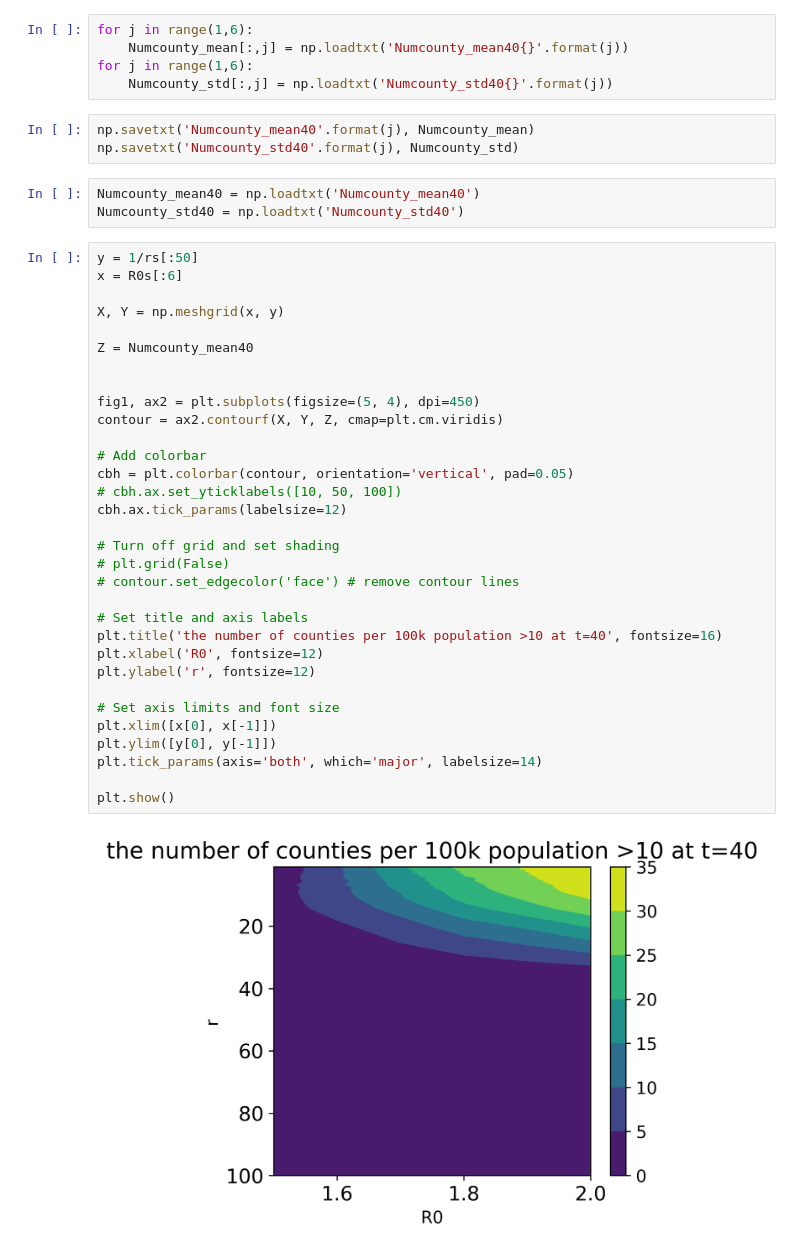
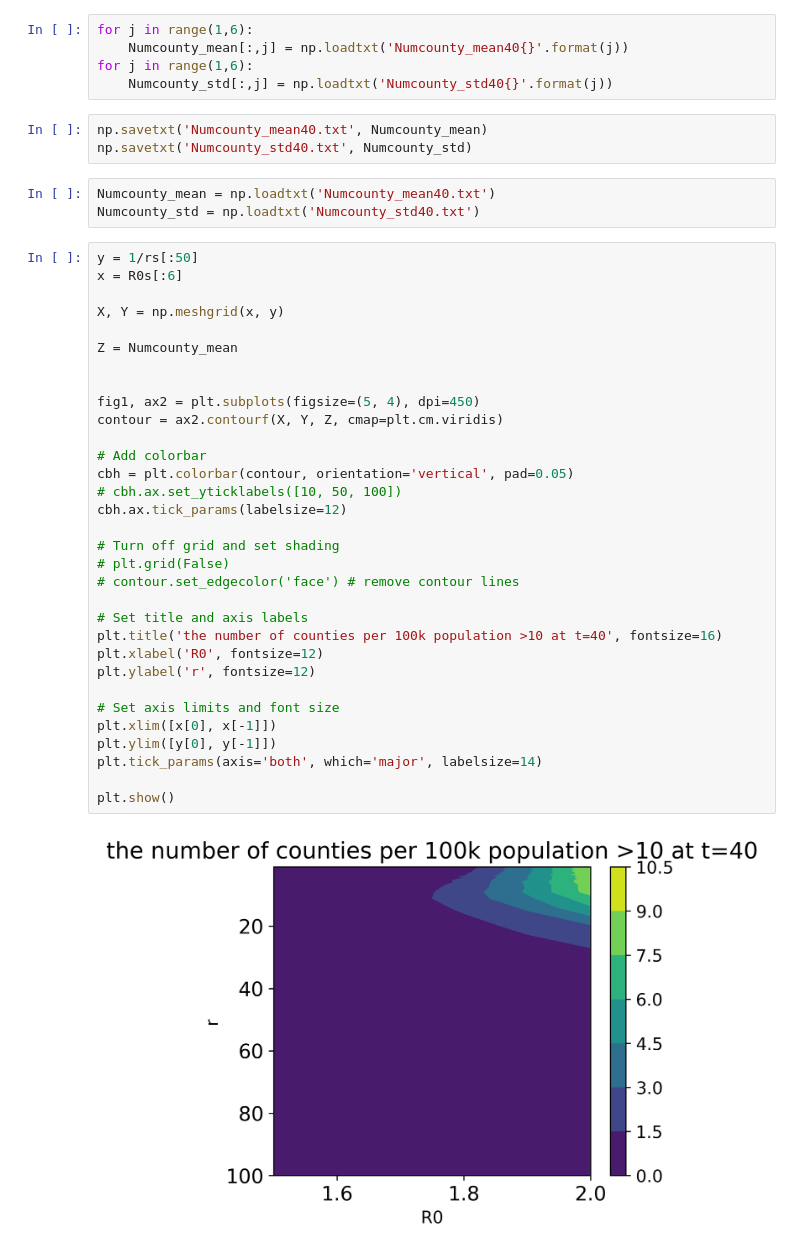
Before and after one commit to Qing1011/branchingmodel, a Jupyter notebook: notebook/j-0.ipynb, the cells around one changed output. Drawn from its saved outputs; the diff is of its cells as text.

```diff
--- a/notebook/j-0.ipynb
+++ b/notebook/j-0.ipynb
@@ -185,42 +186,42 @@ for j in range(1,6):
 for j in range(1,6):
     Numcounty_std[:,j] = np.loadtxt('Numcounty_std40{}'.format(j))
 # %%
-np.savetxt('Numcounty_mean40'.format(j), Numcounty_mean)
-np.savetxt('Numcounty_std40'.format(j), Numcounty_std)
+np.savetxt('Numcounty_mean40.txt', Numcounty_mean)
+np.savetxt('Numcounty_std40.txt', Numcounty_std)
 # %%
-Numcounty_mean40 = np.loadtxt('Numcounty_mean40')
-Numcounty_std40 = np.loadtxt('Numcounty_std40')
+Numcounty_mean = np.loadtxt('Numcounty_mean40.txt')
+Numcounty_std = np.loadtxt('Numcounty_std40.txt')
 # %%
 y = 1/rs[:50]
 x = R0s[:6]
 
 X, Y = np.meshgrid(x, y)
 
-Z = Numcounty_mean40
+Z = Numcounty_mean
 
 
 fig1, ax2 = plt.subplots(figsize=(5, 4), dpi=450)
 contour = ax2.contourf(X, Y, Z, cmap=plt.cm.viridis)
 
 # Add colorbar
 cbh = plt.colorbar(contour, orientation='vertical', pad=0.05)
 # cbh.ax.set_yticklabels([10, 50, 100])
 cbh.ax.tick_params(labelsize=12)
 
 # Turn off grid and set shading
 # plt.grid(False)
 # contour.set_edgecolor('face') # remove contour lines
 
 # Set title and axis labels
 plt.title('the number of counties per 100k population >10 at t=40', fontsize=16)
 plt.xlabel('R0', fontsize=12)
 plt.ylabel('r', fontsize=12)
 
 # Set axis limits and font size
 plt.xlim([x[0], x[-1]])
 plt.ylim([y[0], y[-1]])
 plt.tick_params(axis='both', which='major', labelsize=14)
 
 plt.show()
 # %% [output]
-[figure, old version]
+[figure, new version]
```
Also changed, not shown: parts of 5 cells of this notebook, 13 other files.
